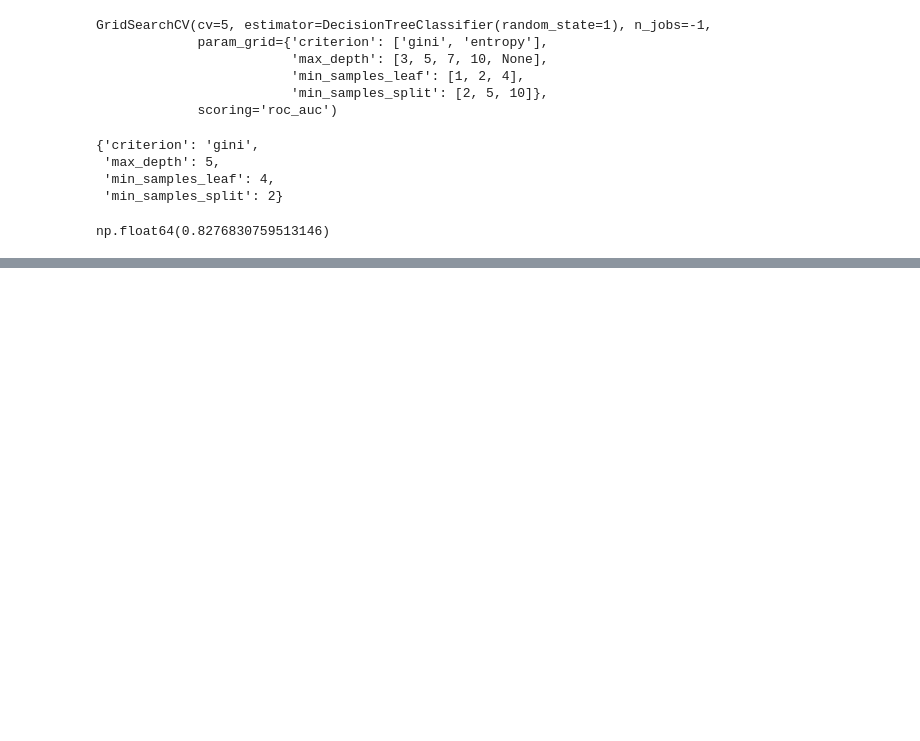
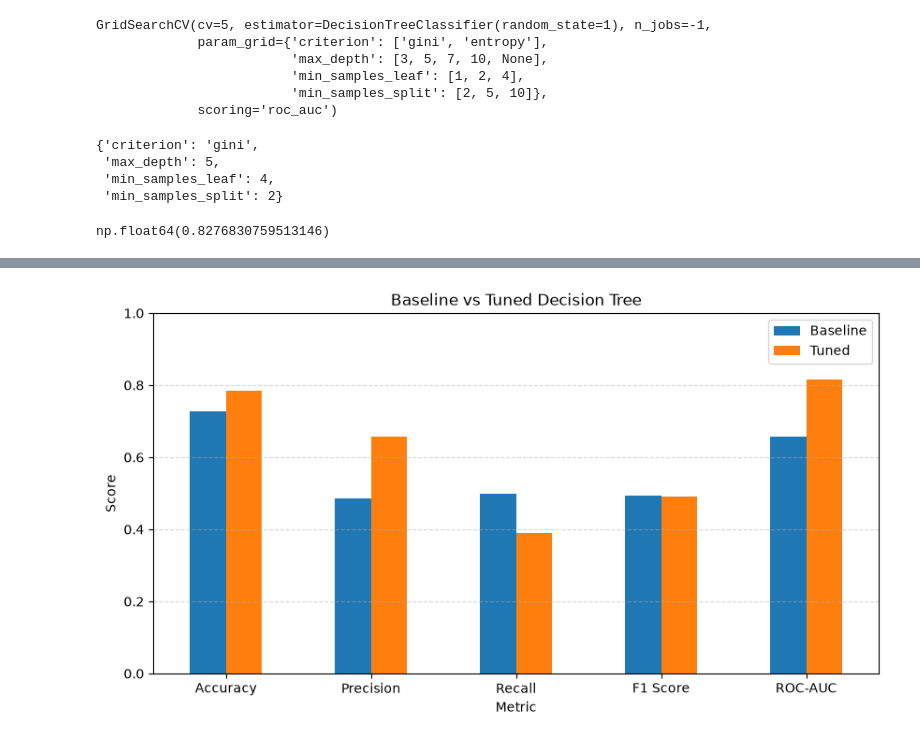
Before and after one commit to sagarjana00/Customer_Churn_Intelligence_Platform, a Jupyter notebook: notebooks/10_Decision_Tree_Tuning.ipynb, the cells around one changed output, grey strips where cells are left out. Saved outputs shown, nothing was run; the diff lists cells and outputs as text; code cells hidden in the pictures; blank space fills up the shorter version.

```diff
--- a/notebooks/10_Decision_Tree_Tuning.ipynb
+++ b/notebooks/10_Decision_Tree_Tuning.ipynb
@@ -78,0 +85,6 @@ best_dt = grid_search.best_estimator_
+# %%
+accuracy = accuracy_score(y_test, y_pred)
+precision = precision_score(y_test, y_pred)
+recall = recall_score(y_test, y_pred)
+f1 = f1_score(y_test, y_pred)
+roc_auc = roc_auc_score(y_test, y_prob)
@@ -78,0 +109,11 @@ best_dt = grid_search.best_estimator_
+# %%
+dt_tuned_metrics = {
+    "Model": "Decision Tree (Tuned)",
+    "Accuracy": accuracy,
+    "Precision": precision,
+    "Recall": recall,
+    "F1 Score": f1,
+    "ROC-AUC": roc_auc
+}
+
+dt_tuned_metrics
@@ -78,0 +167,3 @@ best_dt = grid_search.best_estimator_
+# %%
+with open(results_dir / "decision_tree_metrics.json") as f:
+    baseline_metrics = json.load(f)
@@ -78,0 +209,17 @@ best_dt = grid_search.best_estimator_
+# %%
+comparison_plot = comparison_df.set_index("Metric")[["Baseline", "Tuned"]]
+
+comparison_plot.plot(
+    kind="bar",
+    figsize=(10,5)
+)
+
+plt.title("Baseline vs Tuned Decision Tree")
+plt.ylabel("Score")
+plt.ylim(0,1)
+plt.xticks(rotation=0)
+plt.grid(axis="y", linestyle="--", alpha=0.5)
+
+plt.show()
+# %% [output]
+[figure, added]
```
Also changed, not shown: parts of 10 cells of this notebook, 3 other files.
